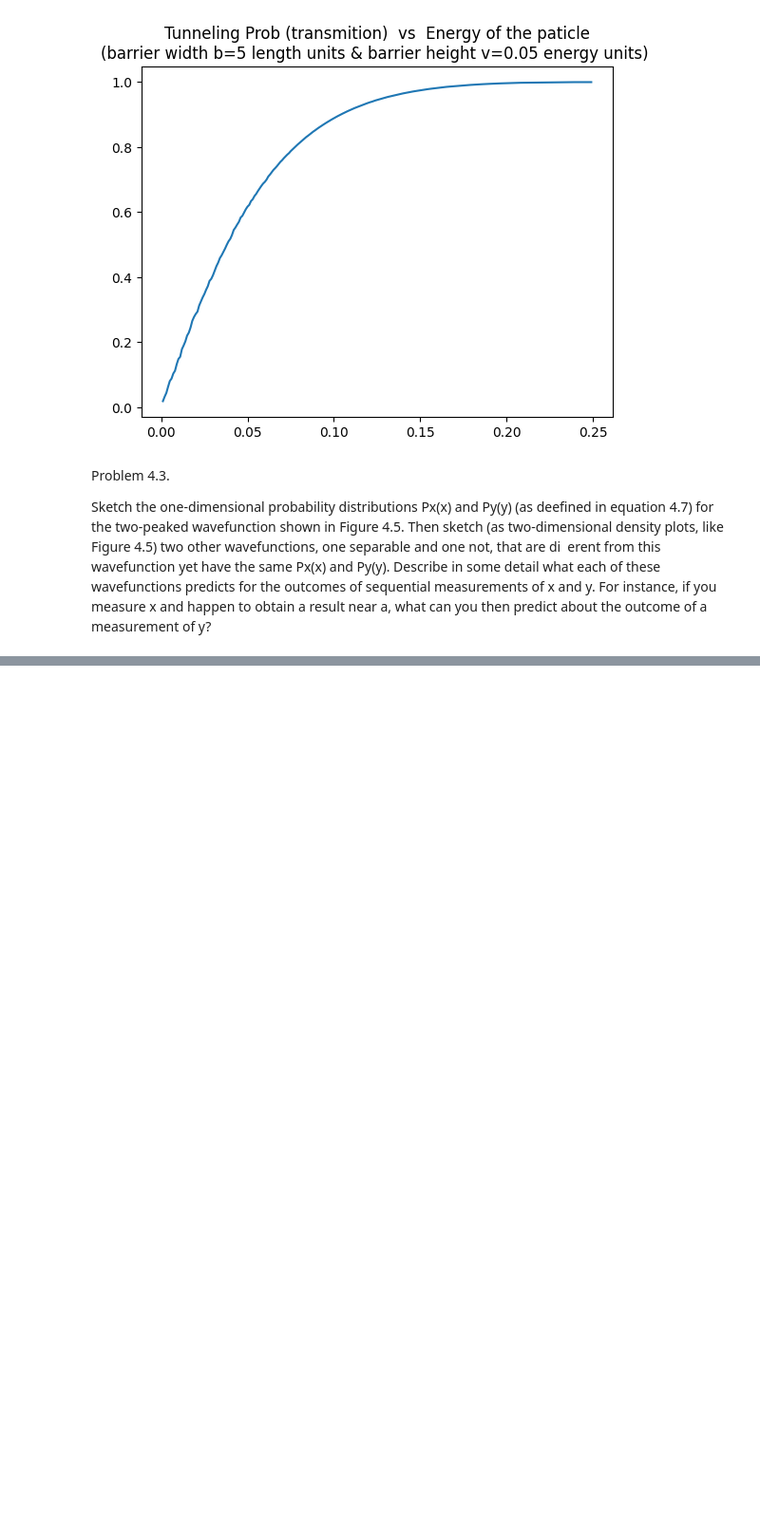
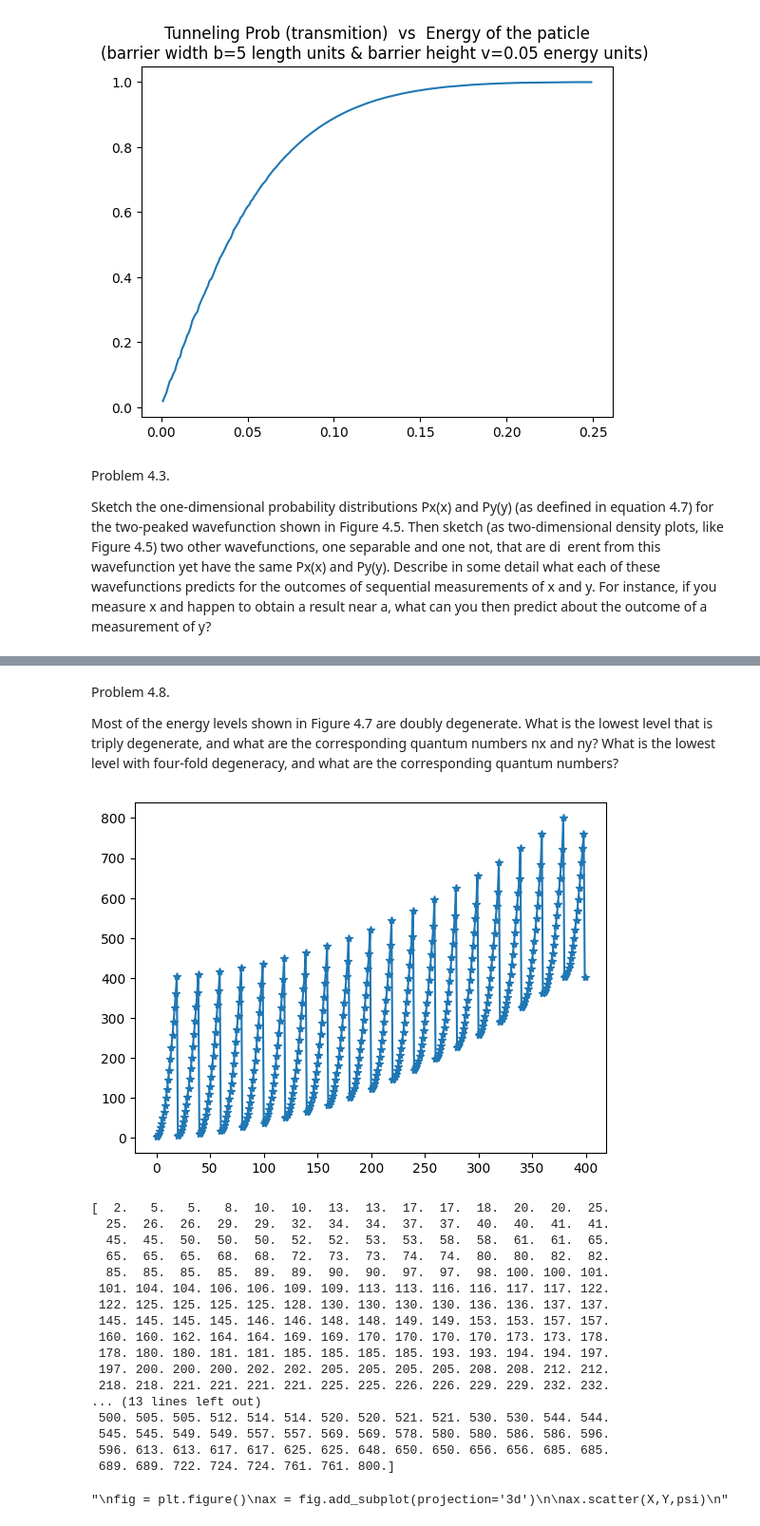
Before and after one commit to Zyuuu-G/Quantum_code, a Jupyter notebook: Quantum_hw_9.ipynb, the cells around one changed output, grey strips where cells are left out. Shown at 95% size. Saved outputs shown, nothing was run; the diff lists cells and outputs as text; code cells hidden in the pictures; blank space fills up the shorter version.

```diff
--- a/Quantum_hw_9.ipynb
+++ b/Quantum_hw_9.ipynb
@@ -232,0 +292,41 @@ of a measurement of y?
+# %% [markdown]
+Problem 4.8.
+
+Most of the energy levels shown in Figure 4.7 are doubly degenerate.
+What is the lowest level that is triply degenerate, and what are the corresponding
+quantum numbers nx and ny? What is the lowest level with four-fold degeneracy, and
+what are the corresponding quantum numbers?
+# %%
+# schorder problem 4.8
+
+nx = np.linspace(1,20,20)
+ny = np.linspace(1,20,20)
+E = np.zeros(400)
+for i in range(len(nx)):
+  for j in range(len(ny)):
+    E[len(ny)*(i-1)+(j-1)]=nx[i-1]**2+ny[j-1]**2
+
+plt.plot(E,marker='*')
+plt.show()
+
+test = np.sort(E)
+print(test)
+# %% [output]
+[figure, added]
+[  2.   5.   5.   8.  10.  10.  13.  13.  17.  17.  18.  20.  20.  25.
+  25.  26.  26.  29.  29.  32.  34.  34.  37.  37.  40.  40.  41.  41.
+  45.  45.  50.  50.  50.  52.  52.  53.  53.  58.  58.  61.  61.  65.
+  65.  65.  65.  68.  68.  72.  73.  73.  74.  74.  80.  80.  82.  82.
+  85.  85.  85.  85.  89.  89.  90.  90.  97.  97.  98. 100. 100. 101.
+ 101. 104. 104. 106. 106. 109. 109. 113. 113. 116. 116. 117. 117. 122.
+ 122. 125. 125. 125. 125. 128. 130. 130. 130. 130. 136. 136. 137. 137.
+ 145. 145. 145. 145. 146. 146. 148. 148. 149. 149. 153. 153. 157. 157.
+ 160. 160. 162. 164. 164. 169. 169. 170. 170. 170. 170. 173. 173. 178.
+ 178. 180. 180. 181. 181. 185. 185. 185. 185. 193. 193. 194. 194. 197.
+ 197. 200. 200. 200. 202. 202. 205. 205. 205. 205. 208. 208. 212. 212.
+ 218. 218. 221. 221. 221. 221. 225. 225. 226. 226. 229. 229. 232. 232.
+... (13 lines left out)
+ 500. 505. 505. 512. 514. 514. 520. 520. 521. 521. 530. 530. 544. 544.
+ 545. 545. 549. 549. 557. 557. 569. 569. 578. 580. 580. 586. 586. 596.
+ 596. 613. 613. 617. 617. 625. 625. 648. 650. 650. 656. 656. 685. 685.
+ 689. 689. 722. 724. 724. 761. 761. 800.]
@@ -232,0 +338,9 @@ of a measurement of y?
+# %%
+'''
+fig = plt.figure()
+ax = fig.add_subplot(projection='3d')
+
+ax.scatter(X,Y,psi)
+'''
+# %% [output]
+"\nfig = plt.figure()\nax = fig.add_subplot(projection='3d')\n\nax.scatter(X,Y,psi)\n"
```
Also changed, not shown: parts of 6 cells of this notebook.
